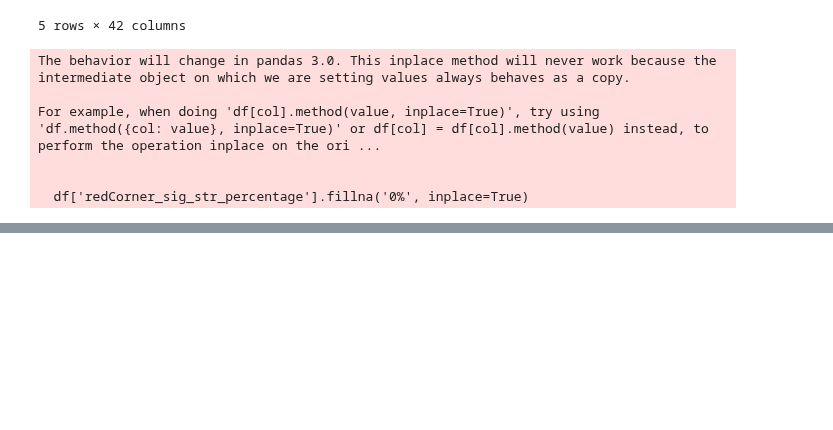
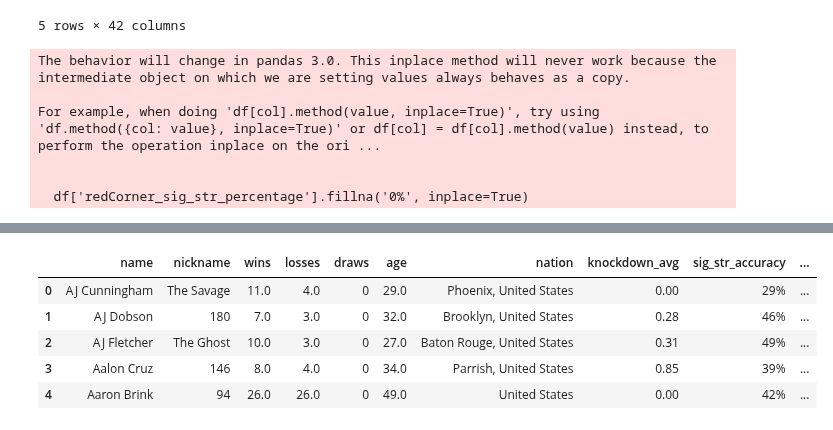
Before and after one commit to maxbraith/UFCModel, a Jupyter notebook: UFCModelGit/Tracking + Update/trackingAndUpdate.ipynb, the cells around one changed output, grey strips where cells are left out. Drawn from its saved outputs; the diff is of its cells as text; code cells hidden in the pictures; blank space fills up the shorter version.

```diff
--- a/UFCModelGit/Tracking + Update/trackingAndUpdate.ipynb
+++ b/UFCModelGit/Tracking + Update/trackingAndUpdate.ipynb
@@ -3422,0 +3885,4 @@ print(df['redCorner_sig_str_percentage'].tolist())
+# %%
+print(len(df))
+df.dropna(inplace=True)
+print(len(df))
@@ -3422,0 +3989,6 @@ print(df['redCorner_sig_str_percentage'].tolist())
+# %%
+#clean draws to numerical
+for index, row in dfTest.iterrows():
+    draw = row['draws']
+    listdraw = draw.split(' ')
+    dfTest.loc[index, 'draws'] = int(listdraw[0])
@@ -3422,0 +4002,49 @@ print(df['redCorner_sig_str_percentage'].tolist())
+# %%
+#calculate age of fighter
+def calculate_age(year, month, day):
+    today = date.today()
+    return today.year - year - ((today.month, today.day) < (month, day))
+
+
+for index, row in dfTest.iterrows():
+    born = row['age']
+    if(isinstance(born, str)):
+        listBorn = born.split('-')
+        day = listBorn[1]
+        month = listBorn[0]
+        year = listBorn[2]
+        if month == 'Jan':
+            month = 1
+        if month == 'Feb':
+            month = 2
+        if month == 'Mar':
+            month = 3
+        if month == 'Apr':
+            month = 4
+        if month == 'May':
+            month = 5
+        if month == 'Jun':
+            month = 6
+        if month == 'Jul':
+            month = 7
+        if month == 'Aug':
+            month = 8
+        if month == 'Sep':
+            month = 9
+        if month == 'Oct':
+            month = 10
+        if month == 'Nov':
+            month = 11
+        if month == 'Dec':
+            month = 12
+        age = calculate_age(int(year), int(month), int(day))
+        dfTest.loc[index, 'age'] = float(age)
+
+dfTest.head()
+# %% [output]
+|  | name | nickname | wins | losses | draws | age | nation | knockdown_avg | sig_str_accuracy | ... |
+| 0 | AJ Cunningham | The Savage | 11.0 | 4.0 | 0 | 29.0 | Phoenix, United States | 0.00 | 29% | ... |
+| 1 | AJ Dobson | 180 | 7.0 | 3.0 | 0 | 32.0 | Brooklyn, United States | 0.28 | 46% | ... |
+| 2 | AJ Fletcher | The Ghost | 10.0 | 3.0 | 0 | 27.0 | Baton Rouge, United States | 0.31 | 49% | ... |
+| 3 | Aalon Cruz | 146 | 8.0 | 4.0 | 0 | 34.0 | Parrish, United States | 0.85 | 39% | ... |
+| 4 | Aaron Brink | 94 | 26.0 | 26.0 | 0 | 49.0 | United States | 0.00 | 42% | ... |
```
Also changed, not shown: parts of 68 cells of this notebook, 5 other files.
